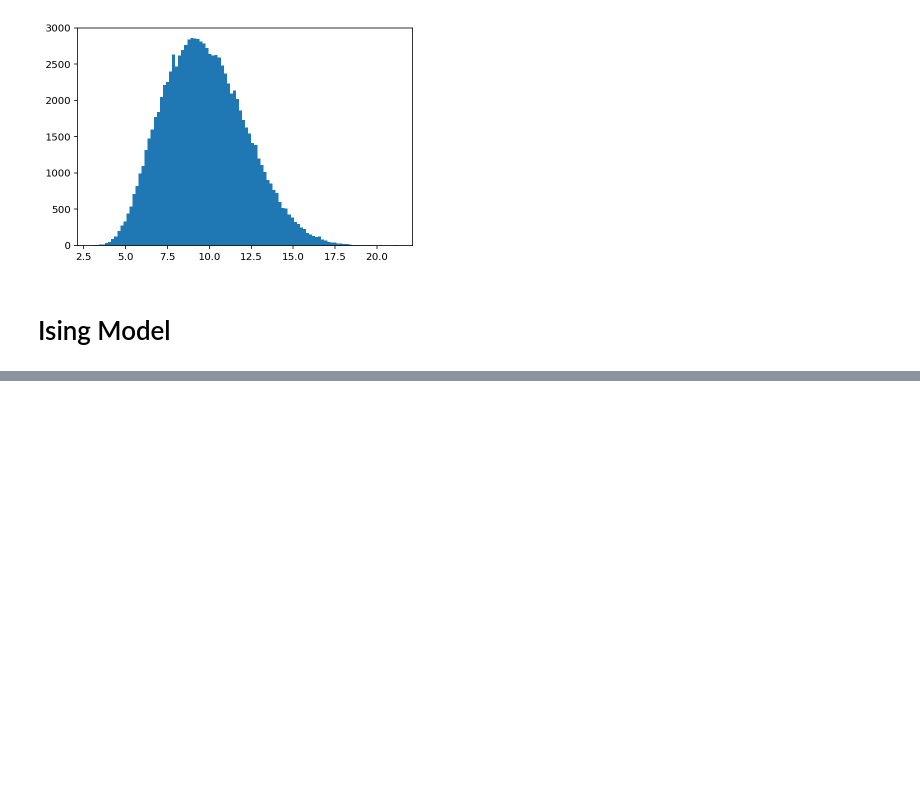
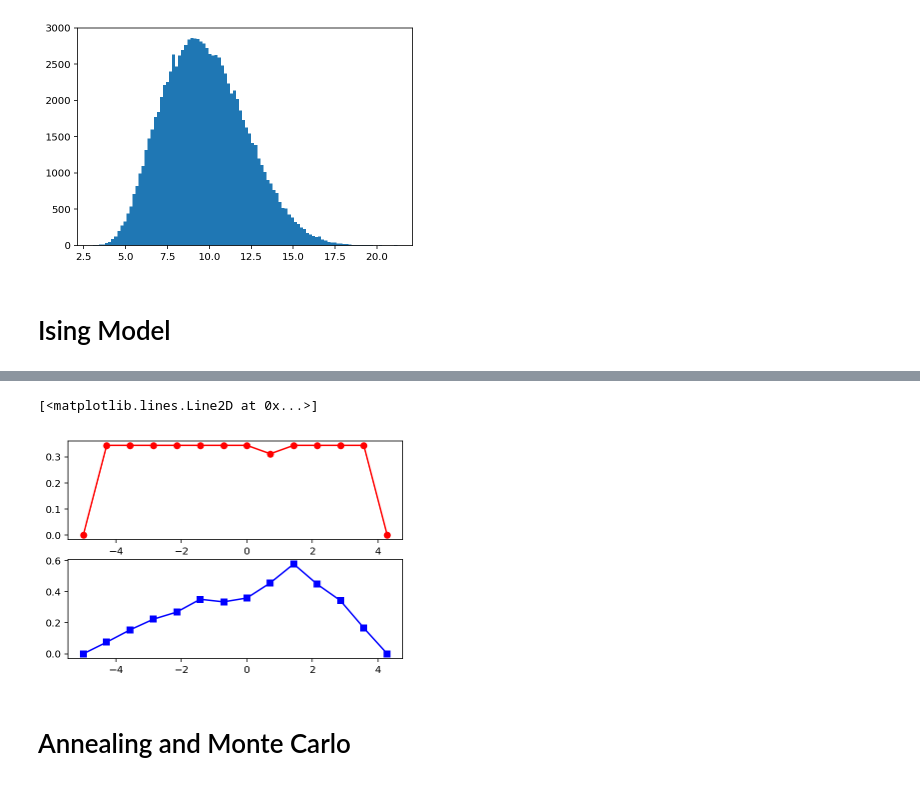
Before and after one commit to watertien/computational_physics, a Jupyter notebook: 190430_Monte_Carlo.ipynb, the cells around one changed output, grey strips where cells are left out. Drawn from its saved outputs; the diff is of its cells as text; code cells hidden in the pictures; blank space fills up the shorter version.

```diff
--- a/190430_Monte_Carlo.ipynb
+++ b/190430_Monte_Carlo.ipynb
@@ -284,0 +324,49 @@ len(mags)
+# %%
+N = 15
+dx = 10 / (N - 1)
+x = np.arange(-5, 5, dx) # According to Nyquist sampling, f_sampling > 2 * f_signal
+# Guess a initial distribution
+phi = np.ones_like(x, dtype="float")
+phi[[0,-1]] = 0 # Set infinite boundary condition
+phi = phi / np.trapz(phi**2, x=x)**0.5
+hbar = 1.
+m = 1.
+equilibrium_n = 10000
+
+phis = np.zeros((equilibrium_n, phi.size), dtype="float")
+
+
+def hamilton(arr, dx):
+    """
+    Hamiltonian of the zero-centered harmonic potential
+    """
+    diff2 = np.zeros_like(arr)
+    diff2[1:-1] = (arr[:-2] - 2 * arr[1:-1] + arr[2:]) / dx**2 # Second order difference
+    diff2[[0,-1]] = 0 # Infinite zero boundary
+    # Set omega to 1
+    _hamilton = -hbar**2 / (2 * m) * diff2 + 1/2 * m * arr**2
+    return np.sum(arr[1:-1] * _hamilton[1:-1]) * dx
+
+
+for i in range(equilibrium_n):
+    # Randomly alter an intermediate point, increase or decrease
+    candidate = np.random.randint(1, x.size-1)
+    change = np.random.uniform(0.9, 1.1)
+    temp = np.copy(phi)
+    temp[candidate] *= change
+    dE = hamilton(temp, dx) - hamilton(phi, dx)
+    # dE = (-2 / dx**2 + phi[candidate]) * (change - 1) * phi[candidate]
+    if dE < 0:
+        phi[candidate] *= change
+    phi = phi / np.trapz(phi**2, x=x)**0.5  # Normalization
+    phis[i] = phi
+
+plt.subplot(211)
+plt.plot(x, phis[0,:], 'ro-')
+plt.subplot(212)
+plt.plot(x, phis[-1,:], 'bs-')
+# %% [output]
+[<matplotlib.lines.Line2D at 0x...>]
+[figure, added]
+# %% [markdown]
+# Annealing and Monte Carlo
```
Also changed, not shown: parts of 7 cells of this notebook, 1 other file.
